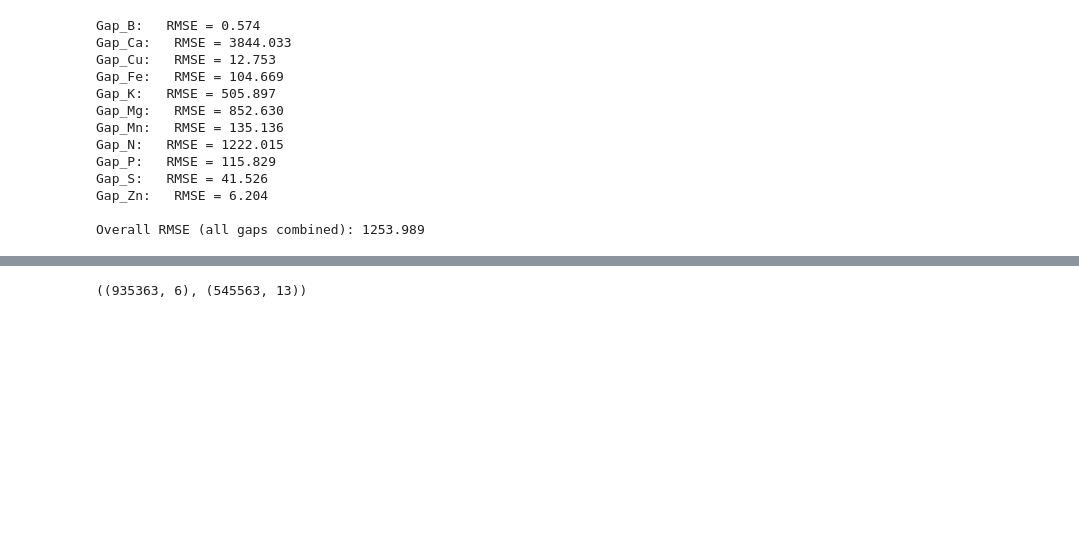
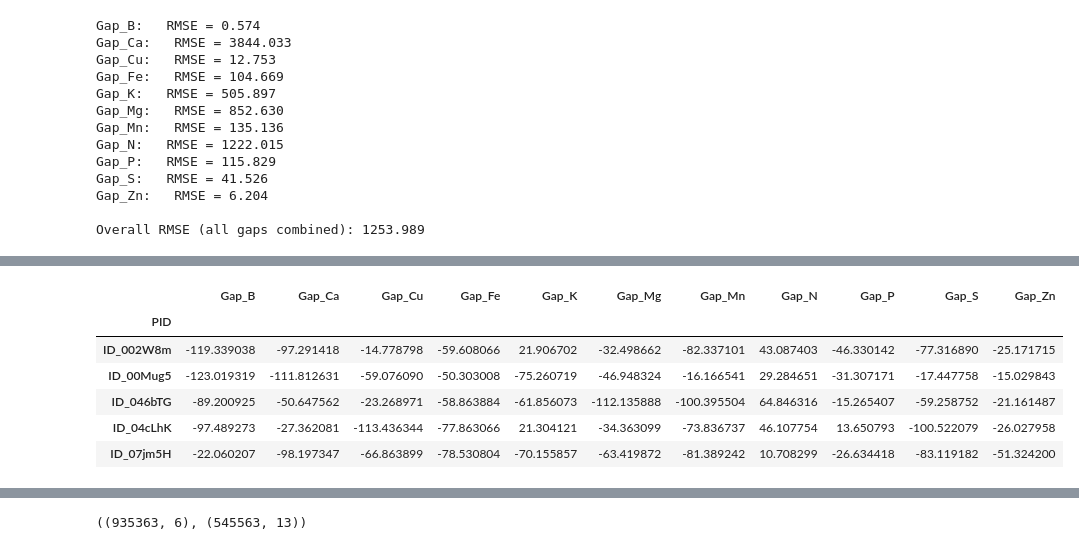
Before and after one commit to thugge254/Amini-Soil-Prediction-Challenge, a Jupyter notebook: Amini_Soil_Prediction_Challenge.ipynb, the cells around one changed output, grey strips where cells are left out. Saved outputs shown, nothing was run; the diff lists cells and outputs as text; code cells hidden in the pictures; blank space fills up the shorter version.

```diff
--- a/Amini_Soil_Prediction_Challenge.ipynb
+++ b/Amini_Soil_Prediction_Challenge.ipynb
@@ -457,3 +591,0 @@ merged_test_df.head()
-# %%
-for col in merged_test_df.columns:
-  print(col)
@@ -500,3 +591,0 @@ new_test_data.shape
-# %%
-for col in new_test_data.columns:
-  print(col)
@@ -609,0 +594,5 @@ MODIS_MOD13Q1 = pd.read_csv("MODIS_MOD13Q1_data.csv")
+# %%
+# Pivot train_gap_df so each PID has one row and each nutrient has its own column
+gap_wide_test = test_gap_df.pivot(index="PID", columns="Nutrient", values="Gap")
+# %%
+gap_wide_test.columns = ['Gap_' + str(col) for col in gap_wide_test.columns]
@@ -609,0 +614,10 @@ MODIS_MOD13Q1 = pd.read_csv("MODIS_MOD13Q1_data.csv")
+# %%
+gap_wide_test.head()
+# %% [output]
+|  | Gap_B | Gap_Ca | Gap_Cu | Gap_Fe | Gap_K | Gap_Mg | Gap_Mn | Gap_N | Gap_P | Gap_S | Gap_Zn |
+| PID |  |  |  |  |  |  |  |  |  |  |  |
+| ID_002W8m | -119.339038 | -97.291418 | -14.778798 | -59.608066 | 21.906702 | -32.498662 | -82.337101 | 43.087403 | -46.330142 | -77.316890 | -25.171715 |
+| ID_00Mug5 | -123.019319 | -111.812631 | -59.076090 | -50.303008 | -75.260719 | -46.948324 | -16.166541 | 29.284651 | -31.307171 | -17.447758 | -15.029843 |
+| ID_046bTG | -89.200925 | -50.647562 | -23.268971 | -58.863884 | -61.856073 | -112.135888 | -100.395504 | 64.846316 | -15.265407 | -59.258752 | -21.161487 |
+| ID_04cLhK | -97.489273 | -27.362081 | -113.436344 | -77.863066 | 21.304121 | -34.363099 | -73.836737 | 46.107754 | 13.650793 | -100.522079 | -26.027958 |
+| ID_07jm5H | -22.060207 | -98.197347 | -66.863899 | -78.530804 | -70.155857 | -63.419872 | -81.389242 | 10.708299 | -26.634418 | -83.119182 | -51.324200 |
```
Also changed, not shown: parts of 146 cells of this notebook.
